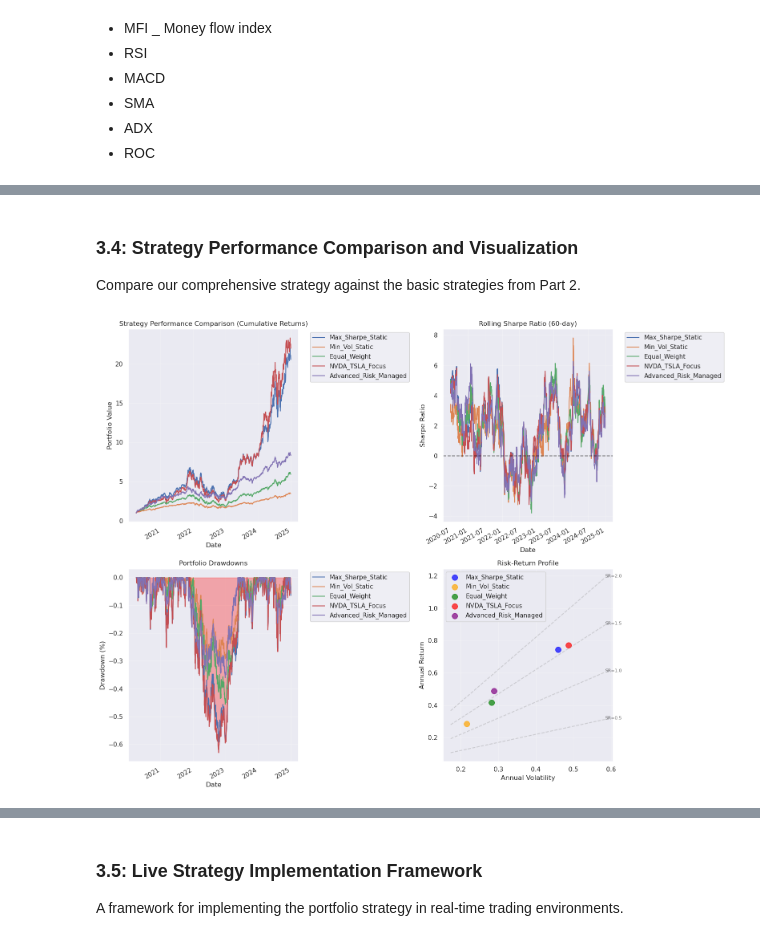
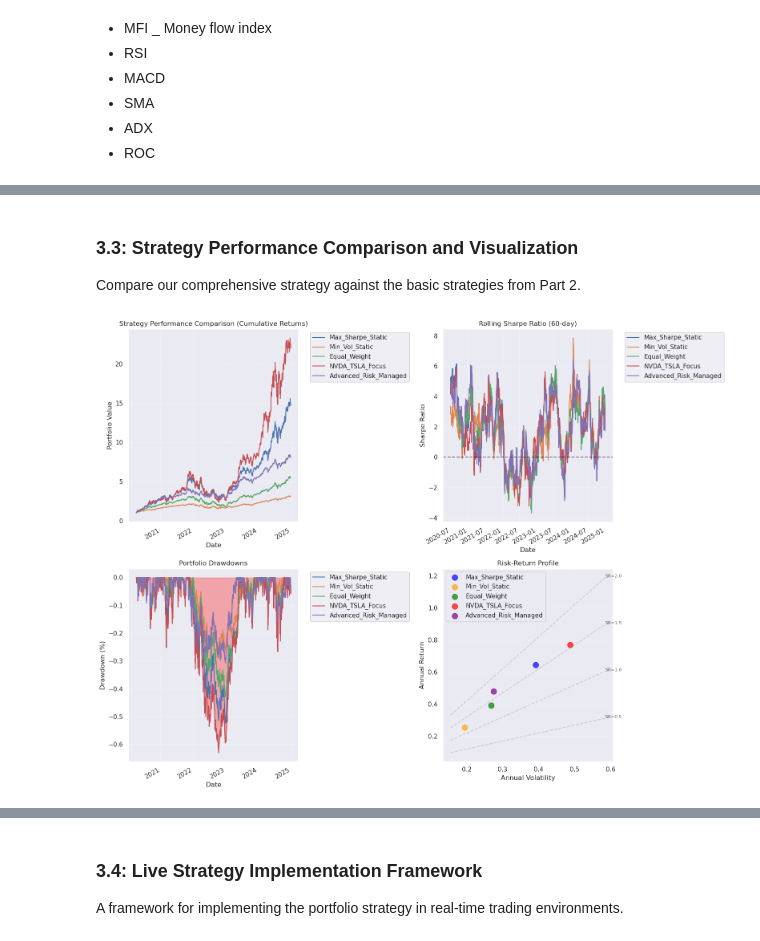
Before and after one commit to Henryy2510/draft, a Jupyter notebook: preparation.ipynb, the cells around one changed output, grey strips where cells are left out. Drawn from its saved outputs; the diff is of its cells as text; code cells hidden in the pictures.

```diff
--- a/preparation.ipynb
+++ b/preparation.ipynb
@@ -38,7 +36,7 @@ Choose the most optimal stock out of the portfolio
 
 ### 1. Gather data
 # %%
-tickers = ['AAPL', 'MSFT', 'GOOGL', 'AMZN', 'TSLA', 'META', 'NVDA', 'JPM']
+tickers = ['AAPL', 'MSFT', 'GOOGL', 'AMZN', 'TSLA', 'META', 'NVDA', 'JPM', 'SPY']
 n = len(tickers)
 risk_free_rate = 0.02
 
@@ -183,10 +79,0 @@ plt.show()
-# %%
-## USING RISKFOLIO-LIBRARY
-port = rf.Portfolio(returns=train_data.pct_change().dropna())
-port.assets_stats(method_mu='hist', method_cov='hist')
-
-weights = port.optimization(model='Classic',
-                            rm='MV',
-                            obj='Sharpe',
-                            hist=True)
-weights.T
@@ -298,0 +80,3 @@ Sharpe Ratio: -0.56
+# %%
+train_data.index = train_data.index.tz_localize('America/New_York', ambiguous='infer')
+test_data.index = test_data.index.tz_localize('America/New_York', ambiguous='infer')
@@ -1392,21 +1199,25 @@ Name: 2024-12-31 00:00:00, dtype: float64
 # %% [markdown]
-### 3.4: Strategy Performance Comparison and Visualization
+### 3.3: Strategy Performance Comparison and Visualization
 
 Compare our comprehensive strategy against the basic strategies from Part 2.
 # %%
 # Comprehensive Strategy Performance Analysis
+
+# Create clean weights from the optimization results
+max_sharpe_weights_clean = max_sharpe_weights
+min_vol_weights_clean = min_vol_weights
 
 # First, create static strategy returns using existing portfolio weights
 static_returns_df = pd.DataFrame(index=returns.index)
 
 # Calculate returns for static strategies using existing weights
 # Max Sharpe strategy
-max_sharpe_weights = pd.Series(weights_max_sharpe['weights'].values, index=weights_max_sharpe.index)
-static_returns_df['Max_Sharpe_Static'] = (returns * max_sharpe_weights).sum(axis=1)
+max_sharpe_weights_series = pd.Series(max_sharpe_weights_clean, index=max_sharpe_weights_clean.keys())
+static_returns_df['Max_Sharpe_Static'] = (returns * max_sharpe_weights_series).sum(axis=1)
 
 # Min Volatility strategy
-min_vol_weights = pd.Series(weights_min_vol['weights'].values, index=weights_min_vol.index)
-static_returns_df['Min_Vol_Static'] = (returns * min_vol_weights).sum(axis=1)
+min_vol_weights_series = pd.Series(min_vol_weights_clean, index=min_vol_weights_clean.keys())
+static_returns_df['Min_Vol_Static'] = (returns * min_vol_weights_series).sum(axis=1)
 
 # Equal Weight strategy
 equal_weights = pd.Series([1/len(tickers)] * len(tickers), index=tickers)
@@ -1544,39 +1355,53 @@ def calculate_comprehensive_metrics(returns_series, rf_rate=0.02):
         "Max Drawdown": max_drawdown,
         "Calmar Ratio": calmar_ratio,
         "Sortino Ratio": sortino_ratio,
         "Skewness": skewness,
         "Kurtosis": kurtosis,
         "VaR (95%)": var_95,
         "CVaR (95%)": cvar_95
     })
 
 # Calculate comprehensive metrics for all strategies
 comprehensive_metrics = {}
 for strategy in extended_returns_df.columns:
     comprehensive_metrics[strategy] = calculate_comprehensive_metrics(extended_returns_df[strategy])
 
 comprehensive_metrics_df = pd.DataFrame(comprehensive_metrics).T
 
-print("=== COMPREHENSIVE STRATEGY PERFORMANCE COMPARISON ===")
-print(comprehensive_metrics_df.round(4))
+print("\n" + "="*80)
+print("COMPREHENSIVE PORTFOLIO STRATEGY PERFORMANCE COMPARISON")
+print("="*80)
+
+print("\nStrategy Performance Metrics Summary:")
+print("-" * 50)
+# Format the comprehensive metrics table for better presentation
+formatted_metrics = comprehensive_metrics_df.round(4).copy()
+for col in ['Annual Return', 'Annual Volatility', 'Max Drawdown', 'VaR (95%)', 'CVaR (95%)']:
+    if col in formatted_metrics.columns:
+        formatted_metrics[col] = formatted_metrics[col].apply(lambda x: f"{x:.2%}")
+print(formatted_metrics.to_string())
 
 # Rank strategies by different metrics
-print("\n=== STRATEGY RANKINGS ===")
+print("\nStrategy Performance Rankings:")
+print("-" * 35)
 ranking_metrics = ['Sharpe Ratio', 'Calmar Ratio', 'Sortino Ratio']
 for metric in ranking_metrics:
     ranked = comprehensive_metrics_df[metric].sort_values(ascending=False)
     print(f"\n{metric} Rankings:")
     for i, (strategy, value) in enumerate(ranked.items(), 1):
-        print(f"  {i}. {strategy}: {value:.4f}")
+        print(f"  {i}. {strategy:25}: {value:7.4f}")
 
 # Risk-adjusted performance summary
-print(f"\n=== RISK-ADJUSTED PERFORMANCE SUMMARY ===")
+print(f"\nRisk-Adjusted Performance Leaders:")
+print("-" * 40)
 best_sharpe = comprehensive_metrics_df['Sharpe Ratio'].idxmax()
 best_calmar = comprehensive_metrics_df['Calmar Ratio'].idxmax()
 lowest_drawdown = comprehensive_metrics_df['Max Drawdown'].idxmax()  # Closest to 0
 
-print(f"Best Sharpe Ratio: {best_sharpe} ({comprehensive_metrics_df.loc[best_sharpe, 'Sharpe Ratio']:.4f})")
-print(f"Best Calmar Ratio: {best_calmar} ({comprehensive_metrics_df.loc[best_calmar, 'Calmar Ratio']:.4f})")
-print(f"Lowest Max Drawdown: {lowest_drawdown} ({comprehensive_metrics_df.loc[lowest_drawdown, 'Max Drawdown']:.2%})")
+print(f"Highest Sharpe Ratio:      {best_sharpe} ({comprehensive_metrics_df.loc[best_sharpe, 'Sharpe Ratio']:.4f})")
+print(f"Highest Calmar Ratio:      {best_calmar} ({comprehensive_metrics_df.loc[best_calmar, 'Calmar Ratio']:.4f})")
+print(f"Lowest Maximum Drawdown:   {lowest_drawdown} ({comprehensive_metrics_df.loc[lowest_drawdown, 'Max Drawdown']:.2%})")
+
+print(f"\nRecommendation: The {best_sharpe} strategy demonstrates superior risk-adjusted returns")
 # %% [output]
-[figure, old version]
+[figure, new version]
@@ -1600,5 +1425,5 @@ Lowest Max Drawdown: Min_Vol_Static (-31.50%)
 # %% [markdown]
-### 3.5: Live Strategy Implementation Framework
+### 3.4: Live Strategy Implementation Framework
 
 A framework for implementing the portfolio strategy in real-time trading environments.
 # %%
```
Also changed, not shown: parts of 47 cells of this notebook.
